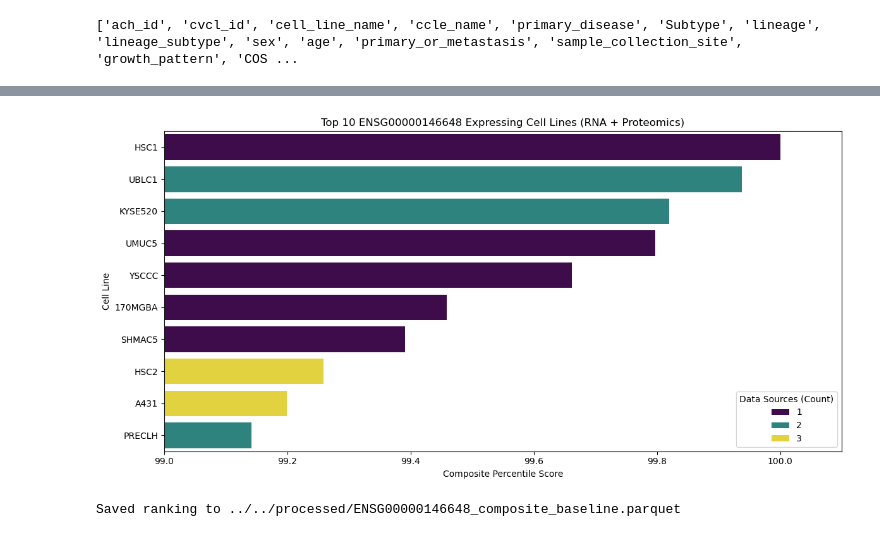
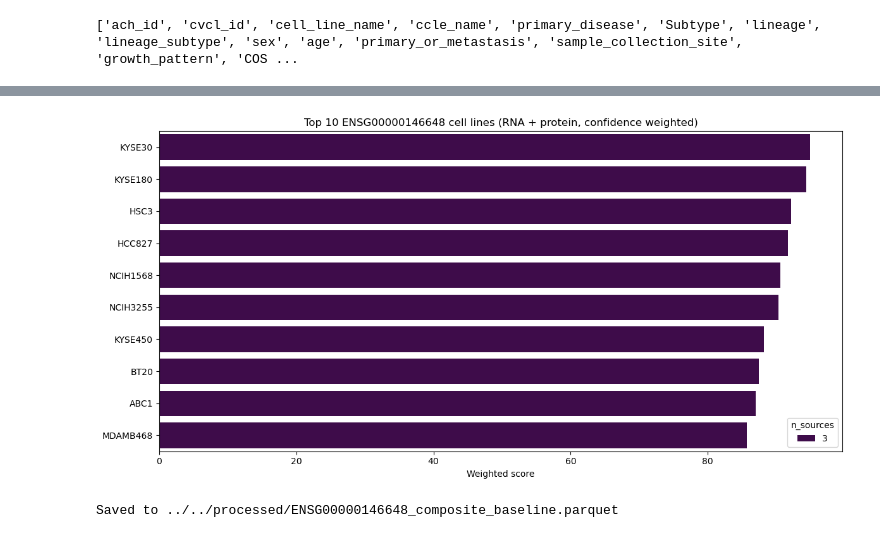
Before and after one commit to NattawasP/SEMTM0044_2025_AYEAR_TEAM34, a Jupyter notebook: notebooks/Victor_Data Exploration/Percentile_Ranking.ipynb, the cells around one changed output, grey strips where cells are left out. Saved outputs shown, nothing was run; the diff lists cells and outputs as text; code cells hidden in the pictures.

Commit message:
add per-source pairing confidence scores

```diff
--- a/notebooks/Victor_Data Exploration/Percentile_Ranking.ipynb
+++ b/notebooks/Victor_Data Exploration/Percentile_Ranking.ipynb
@@ -121,0 +87,9 @@ combined.head(10)
+# %%
+import numpy as np
+
+for name, df, raw_col in [("depmap", depmap, "tpm"),
+                          ("hpa",    hpa,    "tpm"),
+                          ("geo",    geo,    "tpm")]:
+    s = df.head(200000)
+    diff = (np.log2(s[raw_col] + 1) - s["log2_tpm_plus1"]).abs().max()
+    print(f"{name:7s} max diff = {diff}")
@@ -121,0 +240,5 @@ combined.head(10)
+# %%
+combined["weighted_score"] = combined["rna_percentile"] * combined["confidence_score"]
+combined.sort_values("weighted_score", ascending=False)[
+    ["ACH_ID", "rna_percentile", "n_sources", "confidence_score", "protein_intensity", "weighted_score"]
+].head(10)
@@ -210,33 +289,20 @@ Merged with Proteomics! Final shape: (1581, 10)
 # %%
 import matplotlib.pyplot as plt
 import seaborn as sns
 
-#Take the top 10 from finalized table
-top_10 = named_final.head(10)
+top_10 = named.sort_values("weighted_score", ascending=False).head(10)
 
-#Set up the visualization
 plt.figure(figsize=(12, 6))
-sns.barplot(
-    data=top_10,
-    x="composite_percentile",
-    y="cell_line_name",
-    hue="n_sources",
-    palette="viridis",
-    dodge=False
-)
-
-plt.title(f"Top 10 {target} Expressing Cell Lines (RNA + Proteomics)")
-plt.xlabel("Composite Percentile Score")
-plt.ylabel("Cell Line")
-plt.xlim(99.0, 100.1) #Zoom in to see the minute differences at the top
-plt.legend(title="Data Sources (Count)", loc="lower right")
+sns.barplot(data=top_10, x="weighted_score", y="cell_line_name",
+            hue="n_sources", palette="viridis", dodge=False)
+plt.title(f"Top 10 {target} cell lines (RNA + protein, confidence weighted)")
+plt.xlabel("Weighted score")
+plt.ylabel("")
 plt.tight_layout()
 plt.show()
 
-#Save the final output to local machine
-output_filename = f"../../processed/{target}_composite_baseline.parquet"
-named_final.to_parquet(output_filename)
-print(f"Saved ranking to {output_filename}")
+named.to_parquet(f"../../processed/{target}_composite_baseline.parquet")
+print(f"Saved to ../../processed/{target}_composite_baseline.parquet")
 # %% [output]
-[figure, old version]
+[figure, new version]
-Saved ranking to ../../processed/ENSG00000146648_composite_baseline.parquet
+Saved to ../../processed/ENSG00000146648_composite_baseline.parquet
```
Also changed, not shown: parts of 12 cells of this notebook, 1 other file.
